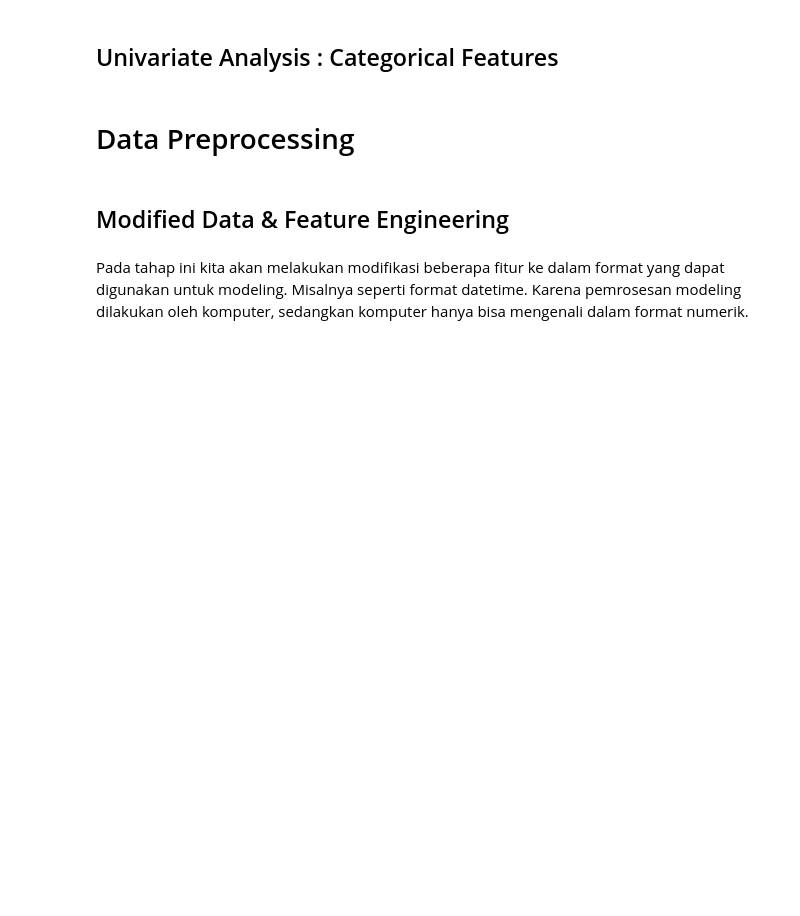
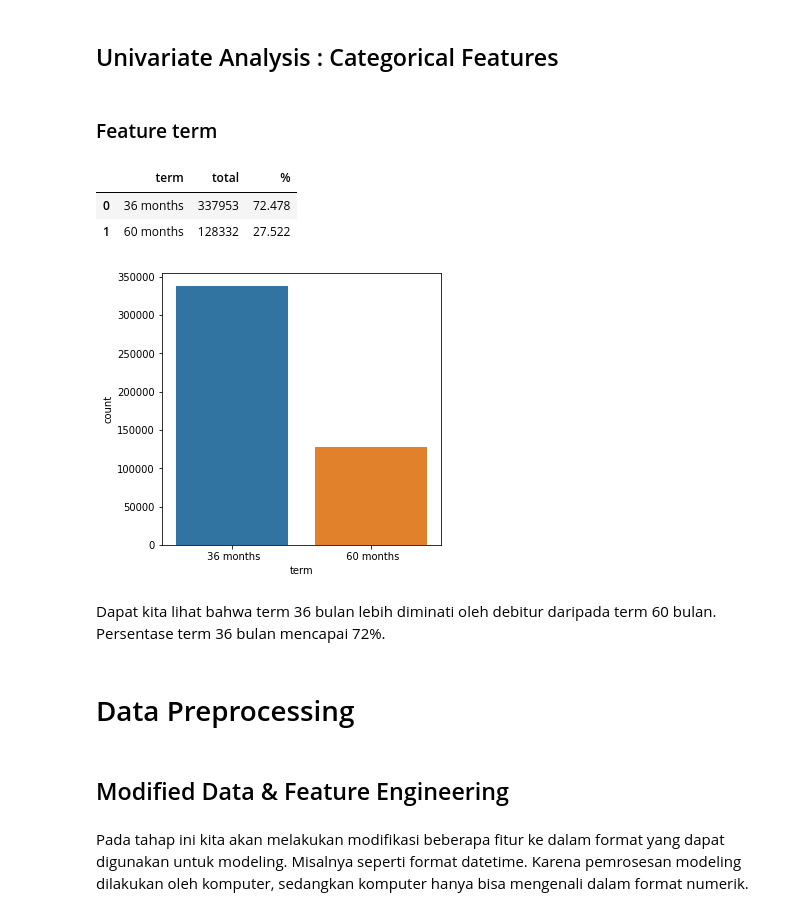
Before and after one commit to bayubagusbagaswara/CreditRiskPrediction, a Jupyter notebook: CreditRiskPrediction.ipynb, the cells around one changed output. Drawn from its saved outputs; the diff is of its cells as text; code cells hidden in the pictures; blank space fills up the shorter version.

Commit message:
feature term

```diff
--- a/CreditRiskPrediction.ipynb
+++ b/CreditRiskPrediction.ipynb
@@ -450,6 +450,28 @@ data['emp_length'] = pd.Categorical(data['emp_length'], categories=length, order
 # membuat urutan pada feature grade
 temp = ['A', 'B', 'C', 'D', 'E', 'F', 'G']
 data['grade'] = pd.Categorical(data['grade'], categories=temp, ordered=True)
+# %% [markdown]
+### Feature term
+# %%
+# hitung persentase feature term
+term = data.groupby('term').agg({'loan_status':'count'}).reset_index()
+term.columns=['term', 'total']
+term['%'] = round(term.total*100/sum(term.total),3)
+term
+# %% [output]
+|  | term | total | % |
+| 0 | 36 months | 337953 | 72.478 |
+| 1 | 60 months | 128332 | 27.522 |
+# %%
+plt.figure(figsize=(5, 5))
+sns.countplot(x=data['term'])
+plt.text(x=-0.2, y=337953, s='', fontsize=14)
+plt.text(x=0.8, y=128332, s= '', fontsize=14)
+plt.show()
+# %% [output]
+[figure, added]
+# %% [markdown]
+Dapat kita lihat bahwa term 36 bulan lebih diminati oleh debitur daripada term 60 bulan. Persentase term 36 bulan mencapai 72%.
 # %% [markdown]
 # Data Preprocessing
 # %% [markdown]
```
